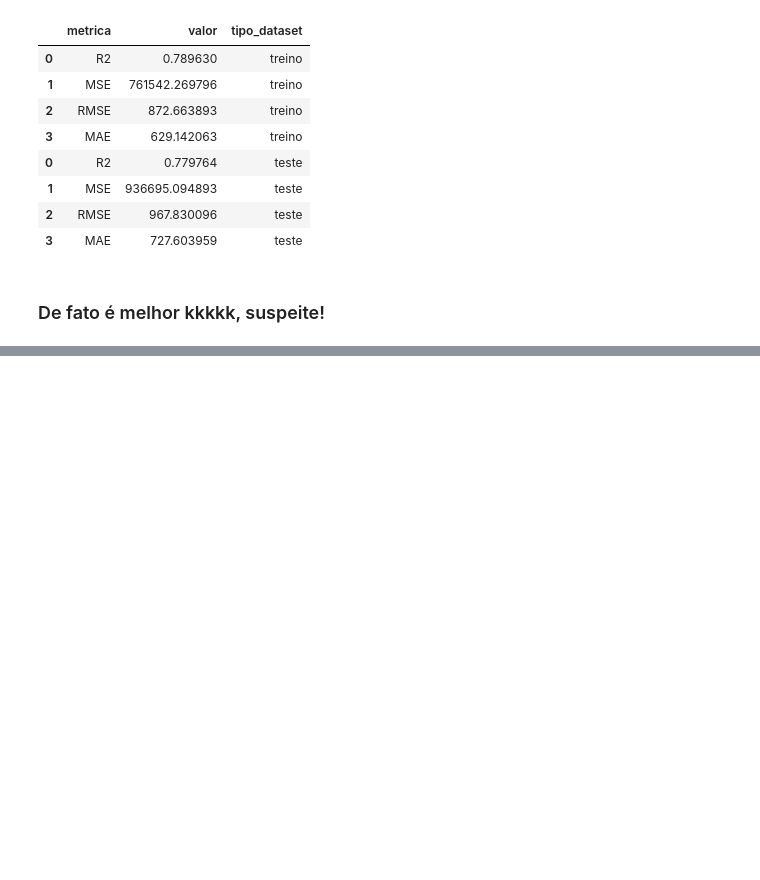
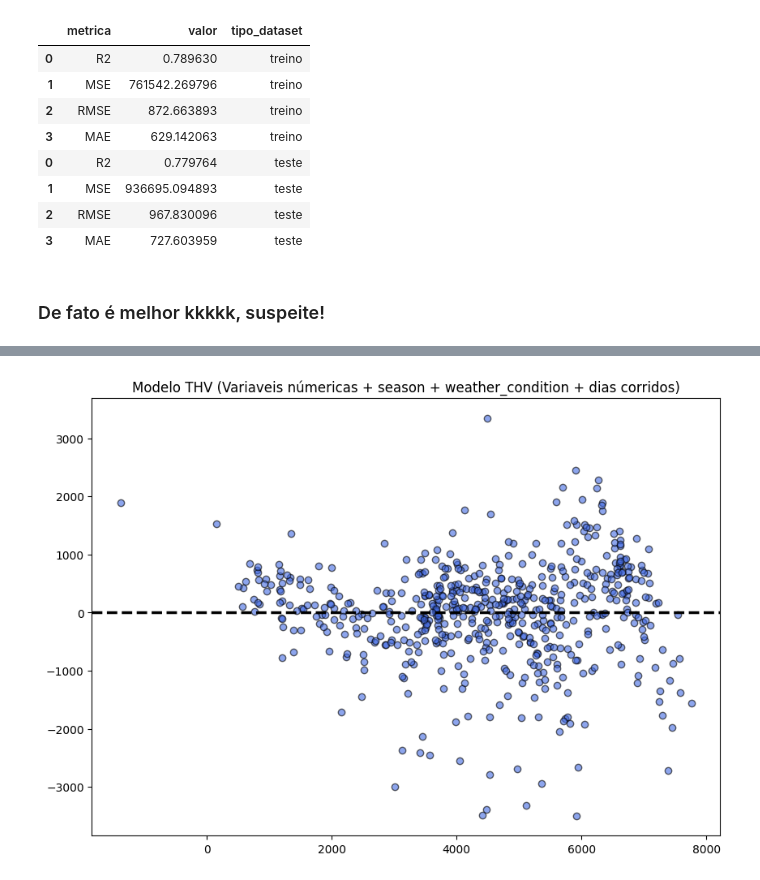
Before and after one commit to Diegorugev/modelos-interpretables, a Jupyter notebook: Linear_bike_int.ipynb, the cells around one changed output, grey strips where cells are left out. Saved outputs shown, nothing was run; the diff lists cells and outputs as text; code cells hidden in the pictures; blank space fills up the shorter version.

```diff
--- a/Linear_bike_int.ipynb
+++ b/Linear_bike_int.ipynb
@@ -804,0 +845,10 @@ pd.concat([performance_train_2011, performance_test_2011])
+# %%
+residuos_4 = y_train - y_train_2011
+
+plt.figure(figsize=(10,7))
+plt.scatter(x=y_train_2011, y=residuos_4,
+            alpha=0.6, c='royalblue', edgecolor='black')
+plt.axhline(y=0, c='black', ls='--', linewidth=2.5)
+plt.title("Modelo THV (Variaveis númericas + season + weather_condition + dias corridos)");
+# %% [output]
+[figure, added]
```
Also changed, not shown: parts of 8 cells of this notebook.
